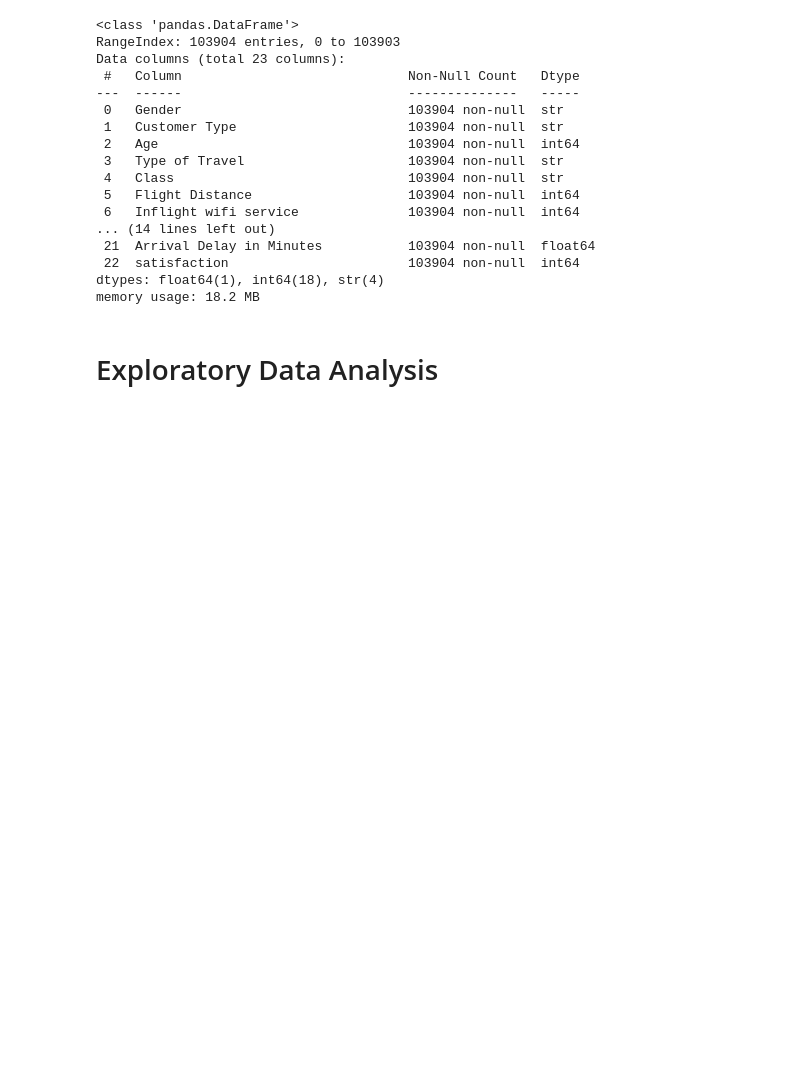
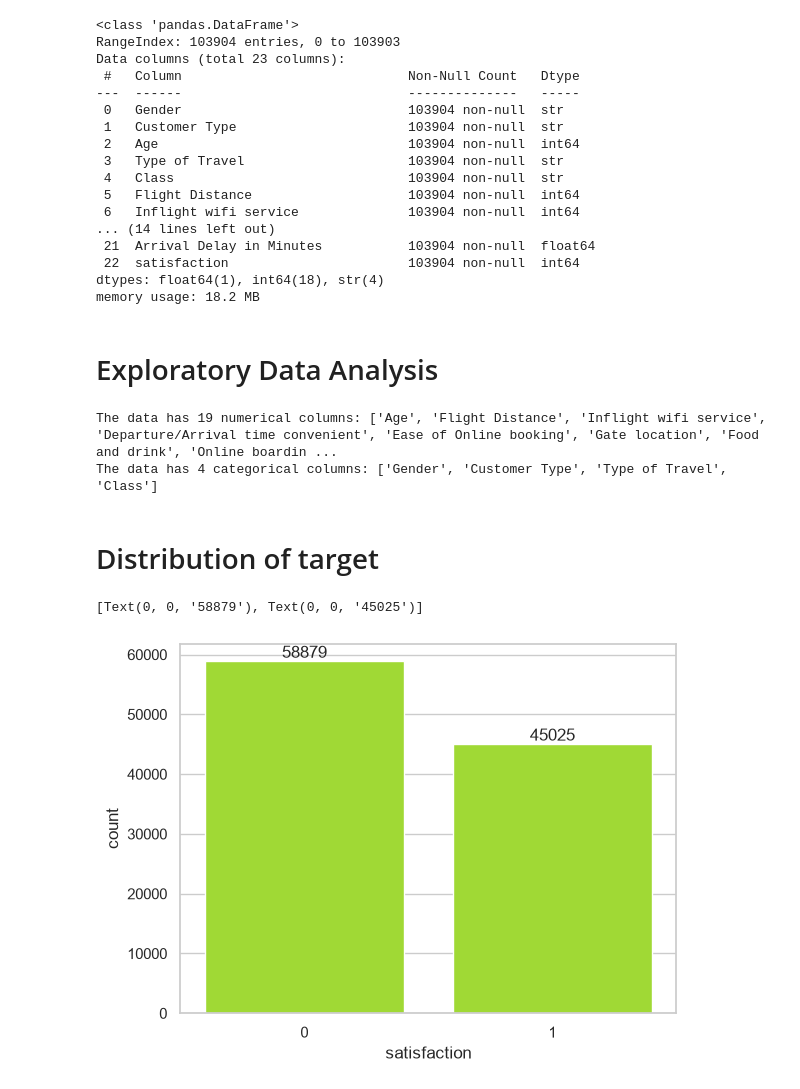
Before and after one commit to virtual-arin/Airline-Passenger-Satisfaction-Prediction-System, a Jupyter notebook: notebooks/Data Analysis.ipynb, the cells around one changed output. Cells and saved outputs as stored; diff of their text form; code cells hidden in the pictures; blank space fills up the shorter version.

```diff
--- a/notebooks/Data Analysis.ipynb
+++ b/notebooks/Data Analysis.ipynb
@@ -156,3 +155,13 @@ dtypes: float64(1), int64(18), str(4)
 memory usage: 18.2 MB
 # %% [markdown]
 # Exploratory Data Analysis
+# %%
+# Identify numerical and categorical columns
+numerical_cols = df.select_dtypes(include=['int64','float64']).columns
+categorical_cols = df.select_dtypes(include=['object', 'str']).columns
+
+print(f"The data has {len(numerical_cols)} numerical columns: {numerical_cols.tolist()}")
+print(f"The data has {len(categorical_cols)} categorical columns: {categorical_cols.tolist()}")
+# %% [output]
+The data has 19 numerical columns: ['Age', 'Flight Distance', 'Inflight wifi service', 'Departure/Arrival time convenient', 'Ease of Online booking', 'Gate location', 'Food and drink', 'Online boardin ...
+The data has 4 categorical columns: ['Gender', 'Customer Type', 'Type of Travel', 'Class']
@@ -158,0 +172,8 @@ memory usage: 18.2 MB
+# %% [markdown]
+# Distribution of target
+# %%
+ax = sns.countplot(x='satisfaction', data=df, color="#A8F41A")
+ax.bar_label(ax.containers[0])
+# %% [output]
+[Text(0, 0, '58879'), Text(0, 0, '45025')]
+[figure, added]
```
Also changed, not shown: parts of 25 cells of this notebook, 3 other files.
